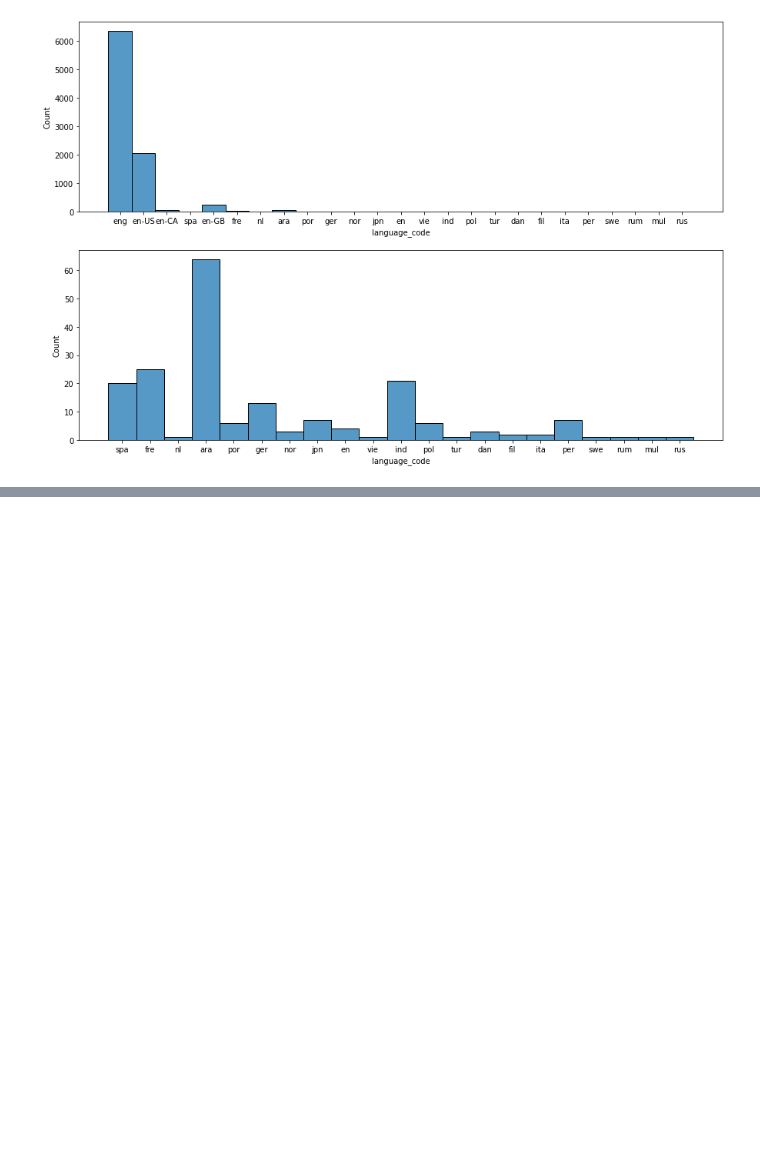
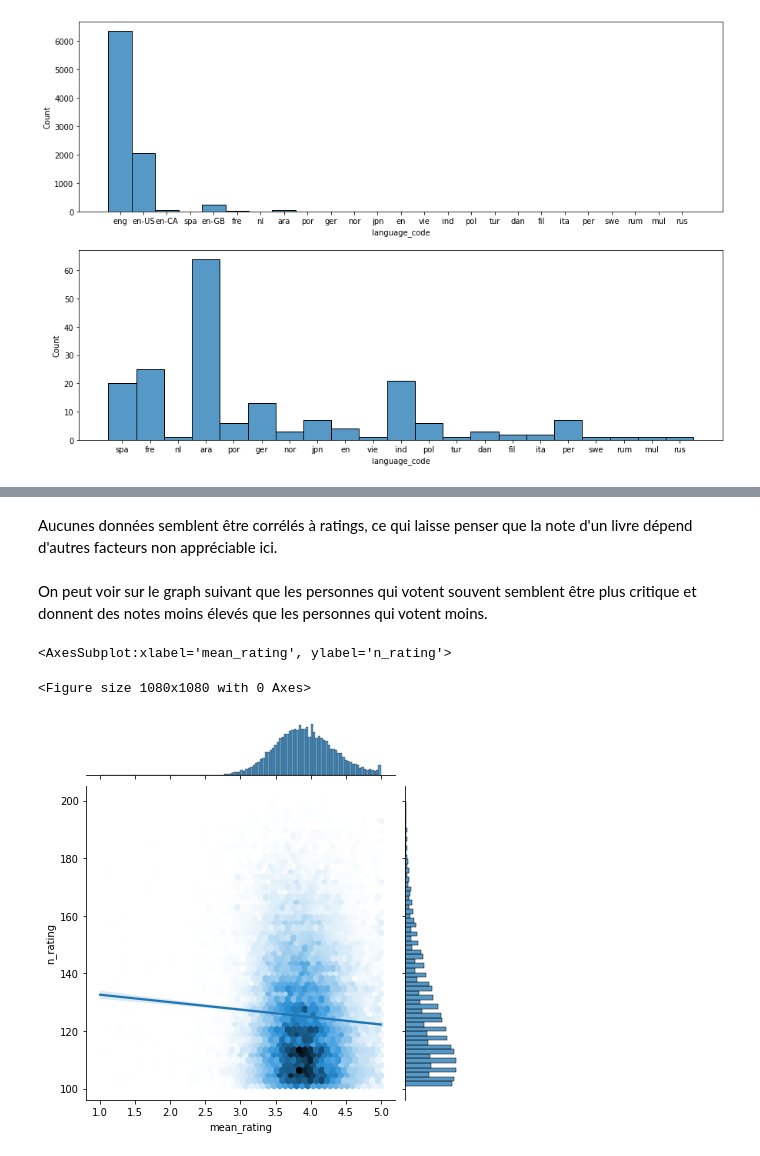
Before and after one commit to SimplonAI/books, a Jupyter notebook: analyse.ipynb, the cells around one changed output, grey strips where cells are left out. Saved outputs shown, nothing was run; the diff lists cells and outputs as text; code cells hidden in the pictures; blank space fills up the shorter version.

Commit message:
Fin de l'analyse des données

```diff
--- a/analyse.ipynb
+++ b/analyse.ipynb
@@ -381,0 +399,12 @@ display(HTML(pd.DataFrame(top_ten['image_url'].map(lambda x: '<img src="'+x+'" /
+# %% [markdown]
+Aucunes données semblent être corrélés à ratings, ce qui laisse penser que la note d'un livre dépend d'autres facteurs non appréciable ici.
+# %% [markdown]
+On peut voir sur le graph suivant que les personnes qui votent souvent semblent être plus critique et donnent des notes moins élevés que les personnes qui votent moins.
+# %%
+user_rating = pd.DataFrame({'mean_rating': data.groupby("user_id")["rating"].mean(), 'n_rating': data.groupby("user_id")["rating"].count()})
+g = sn.jointplot(data=user_rating[user_rating["n_rating"] > 100], x="mean_rating", y="n_rating",  kind="hex", joint_kws=dict(bins=5000))
+sn.regplot(data=user_rating[user_rating["n_rating"] > 100], x="mean_rating", y="n_rating", ax=g.ax_joint, scatter=False)
+# %% [output]
+<AxesSubplot:xlabel='mean_rating', ylabel='n_rating'>
+<Figure size 1080x1080 with 0 Axes>
+[figure, added]
```
Also changed, not shown: parts of 8 cells of this notebook.
